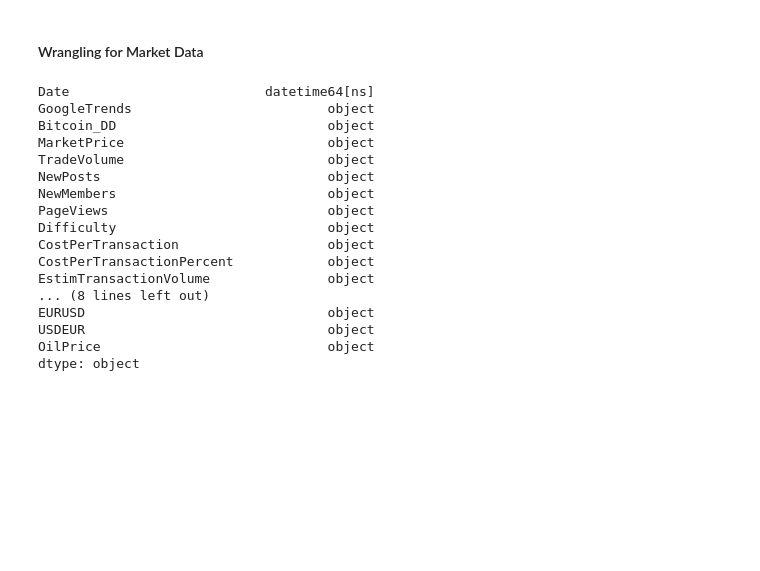
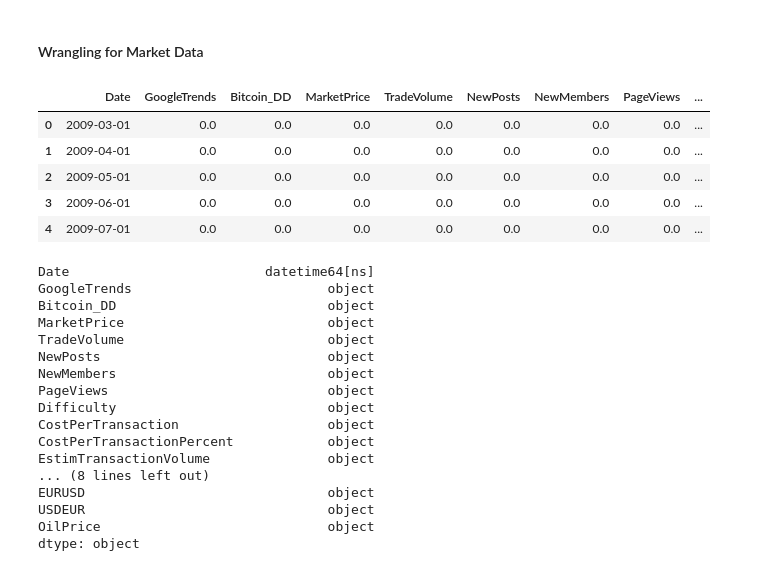
Before and after one commit to wallisonferreira/analise-exploratoria-mercados, a Jupyter notebook: wrangling.ipynb, the cells around one changed output. Cells and saved outputs as stored; diff of their text form; code cells hidden in the pictures; blank space fills up the shorter version.

```diff
--- a/wrangling.ipynb
+++ b/wrangling.ipynb
@@ -130,6 +154,16 @@ market['Date'] = market['Date'].astype('datetime64[ns]')
 # %%
 # removing rows with null dates
 market.dropna(axis=0, subset=['Date'], inplace=True)
+# %%
+# visualising data
+market.head()
+# %% [output]
+|  | Date | GoogleTrends | Bitcoin_DD | MarketPrice | TradeVolume | NewPosts | NewMembers | PageViews | ... |
+| 0 | 2009-03-01 | 0.0 | 0.0 | 0.0 | 0.0 | 0.0 | 0.0 | 0.0 | ... |
+| 1 | 2009-04-01 | 0.0 | 0.0 | 0.0 | 0.0 | 0.0 | 0.0 | 0.0 | ... |
+| 2 | 2009-05-01 | 0.0 | 0.0 | 0.0 | 0.0 | 0.0 | 0.0 | 0.0 | ... |
+| 3 | 2009-06-01 | 0.0 | 0.0 | 0.0 | 0.0 | 0.0 | 0.0 | 0.0 | ... |
+| 4 | 2009-07-01 | 0.0 | 0.0 | 0.0 | 0.0 | 0.0 | 0.0 | 0.0 | ... |
 # %%
 # visualising data types on market dataframe
 market.dtypes
```
Also changed, not shown: parts of 8 cells of this notebook.
